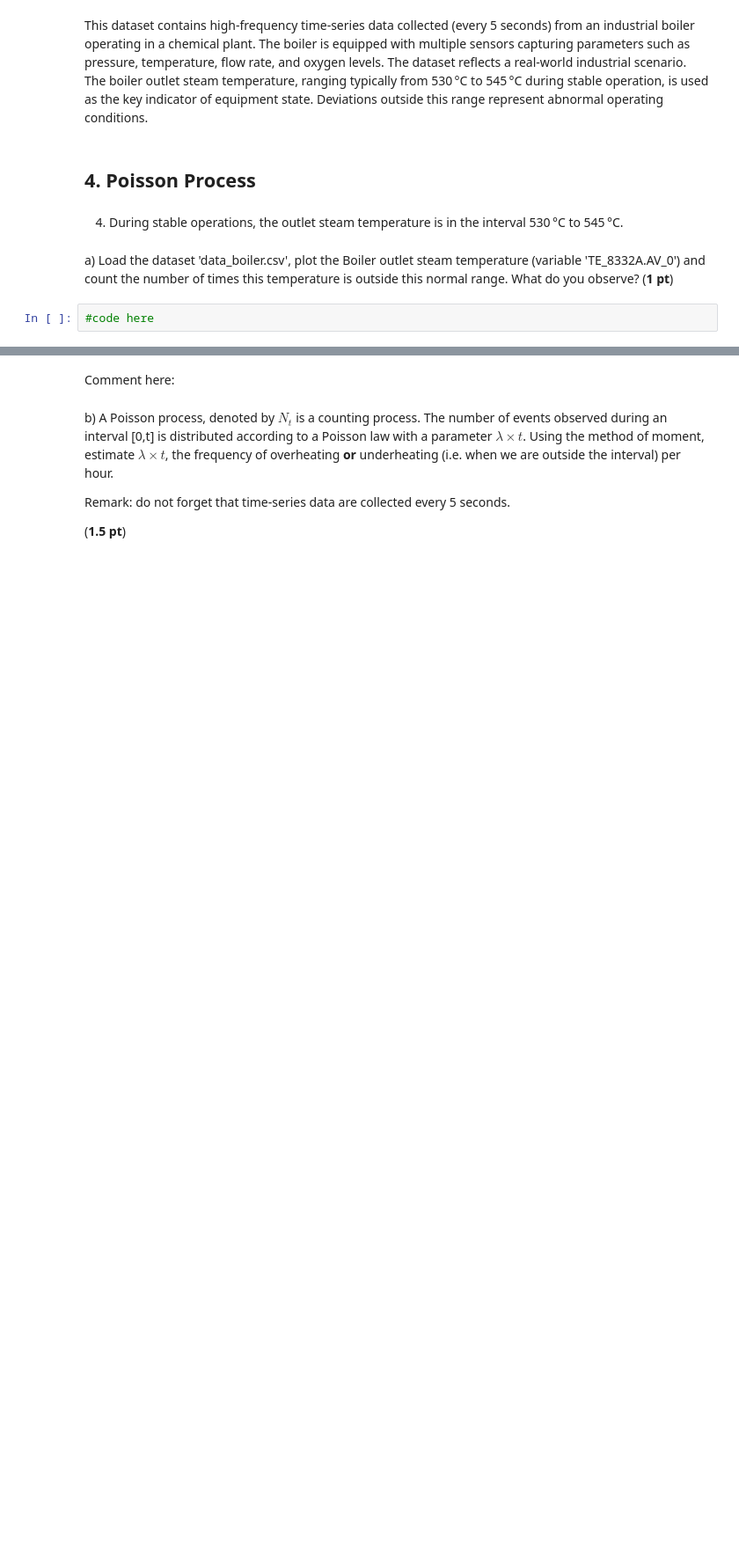
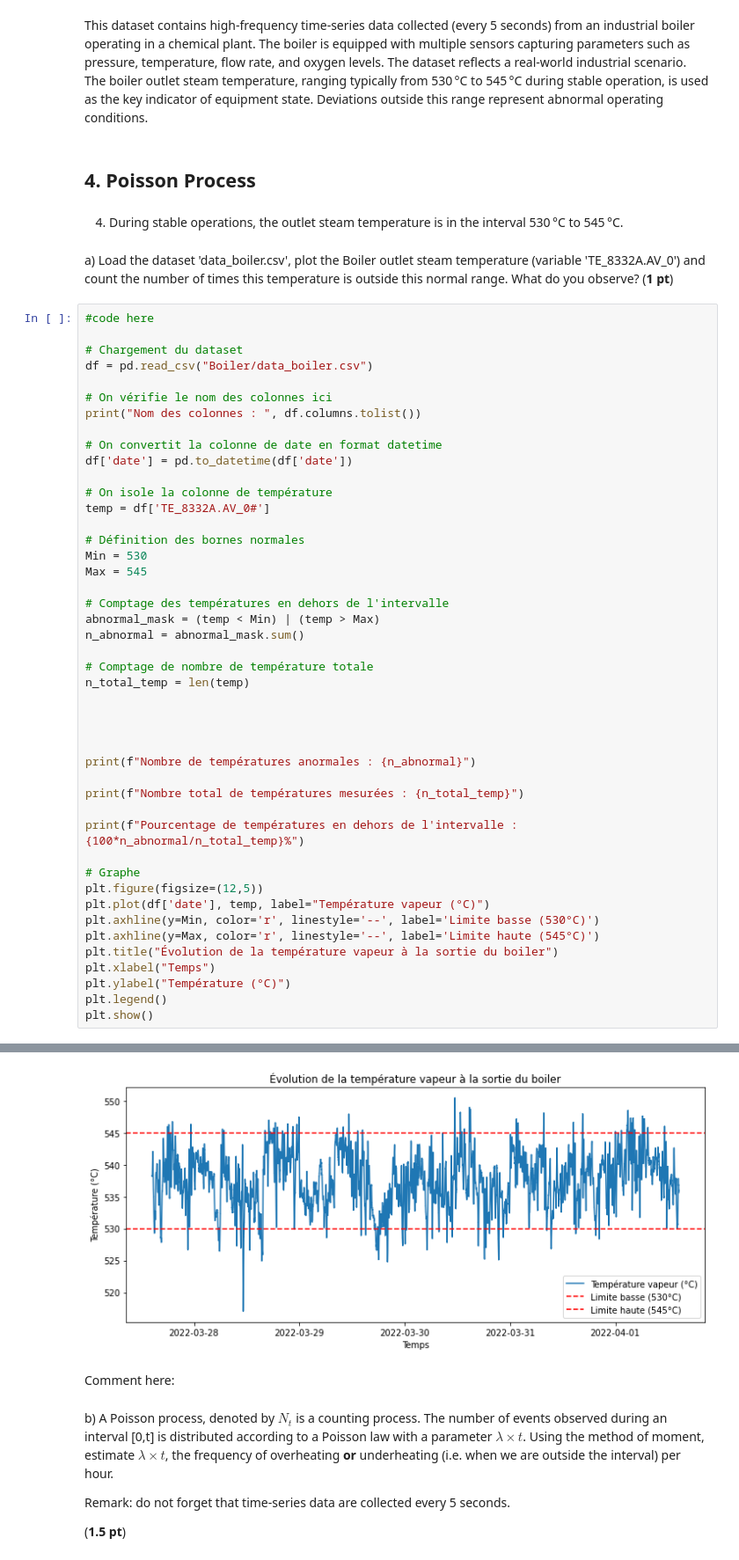
Before and after one commit to arthurbackes/hackathon1, a Jupyter notebook: Hackathon_1.ipynb, the cells around one changed output, grey strips where cells are left out. Shown: that part at 88% size. Drawn from its saved outputs; the diff is of its cells as text; blank space fills up the shorter version.

```diff
--- a/Hackathon_1.ipynb
+++ b/Hackathon_1.ipynb
@@ -242,3 +243,47 @@ This dataset contains high-frequency time-series  data collected (every 5 second
 a) Load the dataset 'data_boiler.csv', plot the Boiler outlet steam temperature (variable 'TE_8332A.AV_0') and count the number of times this temperature is outside this normal range. What do you observe? (**1 pt**)
 # %%
 #code here
+
+# Chargement du dataset
+df = pd.read_csv("Boiler/data_boiler.csv")
+
+# On vérifie le nom des colonnes ici
+print("Nom des colonnes : ", df.columns.tolist())
+
+# On convertit la colonne de date en format datetime
+df['date'] = pd.to_datetime(df['date'])
+
+# On isole la colonne de température
+temp = df['TE_8332A.AV_0#']
+
+# Définition des bornes normales
+Min = 530
+Max = 545
+
+# Comptage des températures en dehors de l'intervalle
+abnormal_mask = (temp < Min) | (temp > Max)
+n_abnormal = abnormal_mask.sum()
+
+# Comptage de nombre de température totale
+n_total_temp = len(temp)
+
+
+
+
+print(f"Nombre de températures anormales : {n_abnormal}")
+
+print(f"Nombre total de températures mesurées : {n_total_temp}")
+
+print(f"Pourcentage de températures en dehors de l'intervalle : {100*n_abnormal/n_total_temp}%")
+
+# Graphe
+plt.figure(figsize=(12,5))
+plt.plot(df['date'], temp, label="Température vapeur (°C)")
+plt.axhline(y=Min, color='r', linestyle='--', label='Limite basse (530°C)')
+plt.axhline(y=Max, color='r', linestyle='--', label='Limite haute (545°C)')
+plt.title("Évolution de la température vapeur à la sortie du boiler")
+plt.xlabel("Temps")
+plt.ylabel("Température (°C)")
+plt.legend()
+plt.show()
+# %% [output]
@@ -245,3 +294,4 @@ a) Load the dataset 'data_boiler.csv', plot the Boiler outlet steam temperature
+[figure, added]
 # %% [markdown]
 Comment here:
 # %% [markdown]
```
Also changed, not shown: parts of 6 cells of this notebook.
